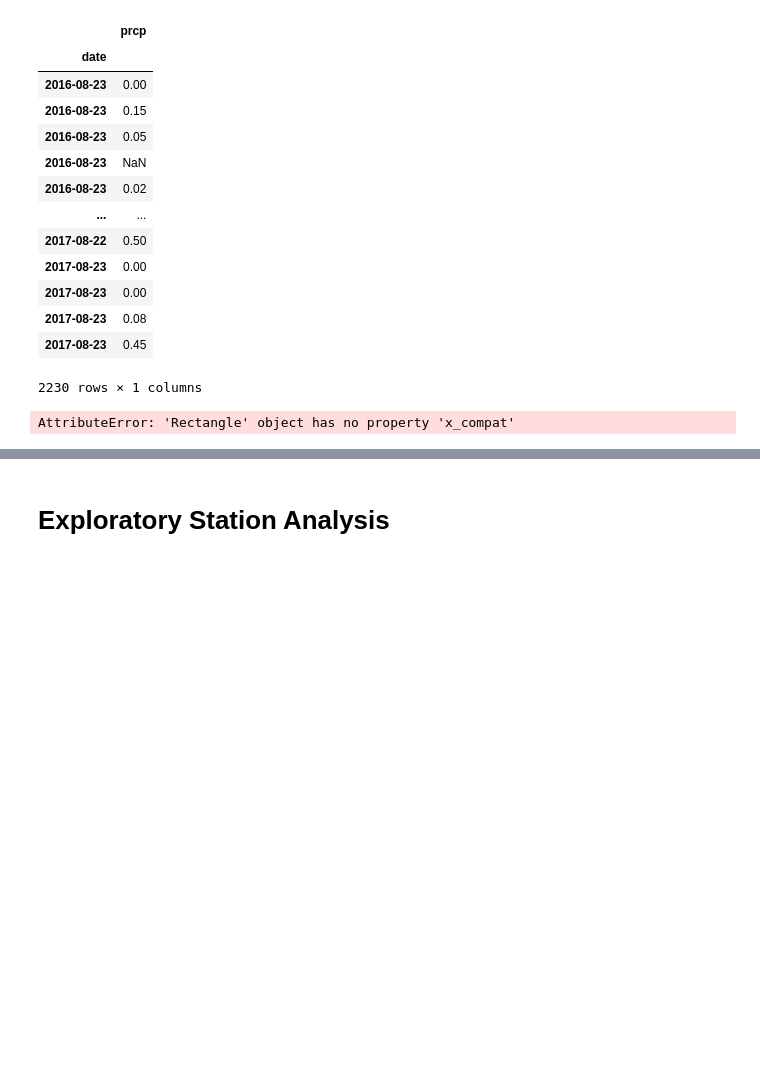
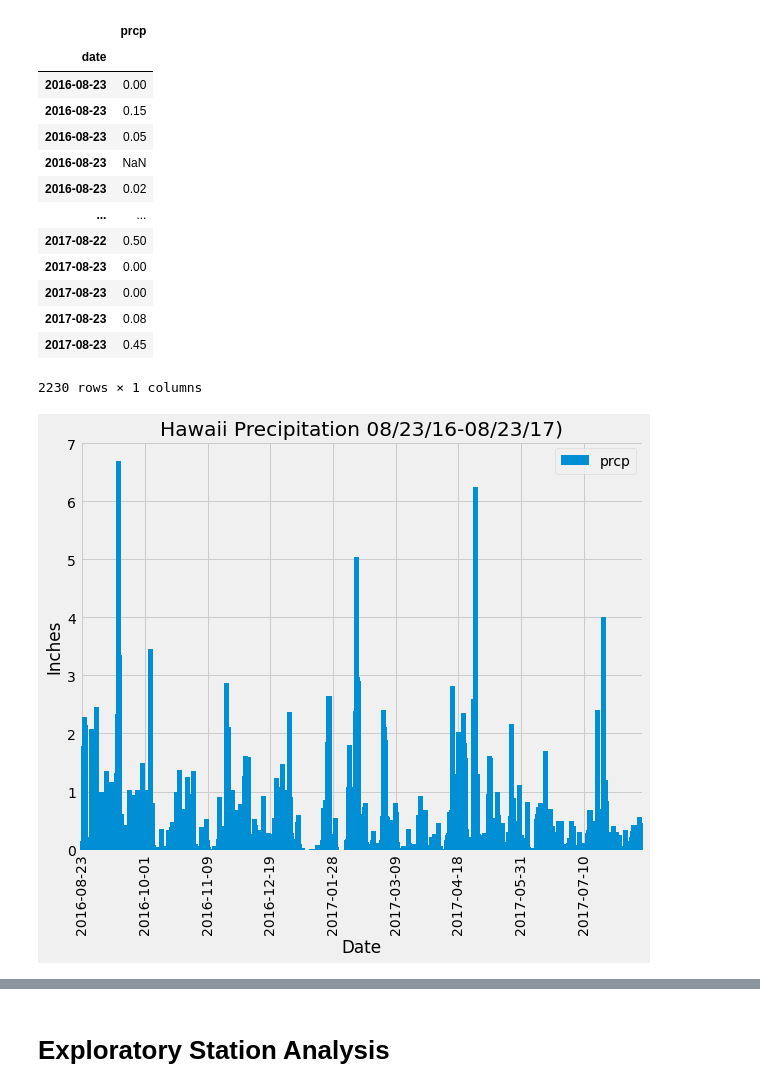
Before and after one commit to eenabow/sqlalchemy-challenge, a Jupyter notebook: climate_starter.ipynb, the cells around one changed output, grey strips where cells are left out. Cells and saved outputs as stored; diff of their text form; code cells hidden in the pictures; blank space fills up the shorter version.

Commit message:
fixed bargraph

```diff
--- a/climate_starter.ipynb
+++ b/climate_starter.ipynb
@@ -115,15 +115,26 @@ prcp_df
 | 2017-08-23 | 0.08 |
 | 2017-08-23 | 0.45 |
 2230 rows × 1 columns
-# %%
-# Use Pandas Plotting with Matplotlib to plot the data
-prcp_df.plot(kind="bar", rot=90, figsize= (20,3), x_compat=True)
-plt.title("Hawaii Precipitation 08/23/16-08/23/17)")
-# ax.xaxis.set_major_locator(df.date())
-plt.tight_layout()
-plt.show()
-# %% [output]
-AttributeError: 'Rectangle' object has no property 'x_compat'
+# %%
+#Reduce the number of xticks that show on below graph-- reducing to 9 points
+x_axis_len = list(np.arange(1, (len(prcp_df["prcp"]) +1), 250))
+x_names = [x for x  in prcp_df.index]
+x_labels = [x_names[x] for x in x_axis_len]
+# %%
+#Creating bargraph of precipitation levels in hawaii over the past year
+ax = prcp_year_df.plot(kind='bar', legend=True, rot=90, width = 20, figsize=(9,7), zorder=3)
+
+ax.set_xticks(x_axis_len, minor=False)
+ax.set_xticklabels(x_labels)
+
+ax.grid(True, zorder=0)
+plt.title("Hawaii Precipitation 08/23/16-08/23/17)")
+plt.ylabel('Inches')
+plt.xlabel("Date")
+plt.savefig("Hawaii_prcp.png", format = "png", dpi= 200)
+plt.show()
+# %% [output]
+[figure, added]
 # %%
 # Use Pandas to calcualte the summary statistics for the precipitation data
 prcp_df.describe()
```
Also changed, not shown: parts of 6 cells of this notebook.
